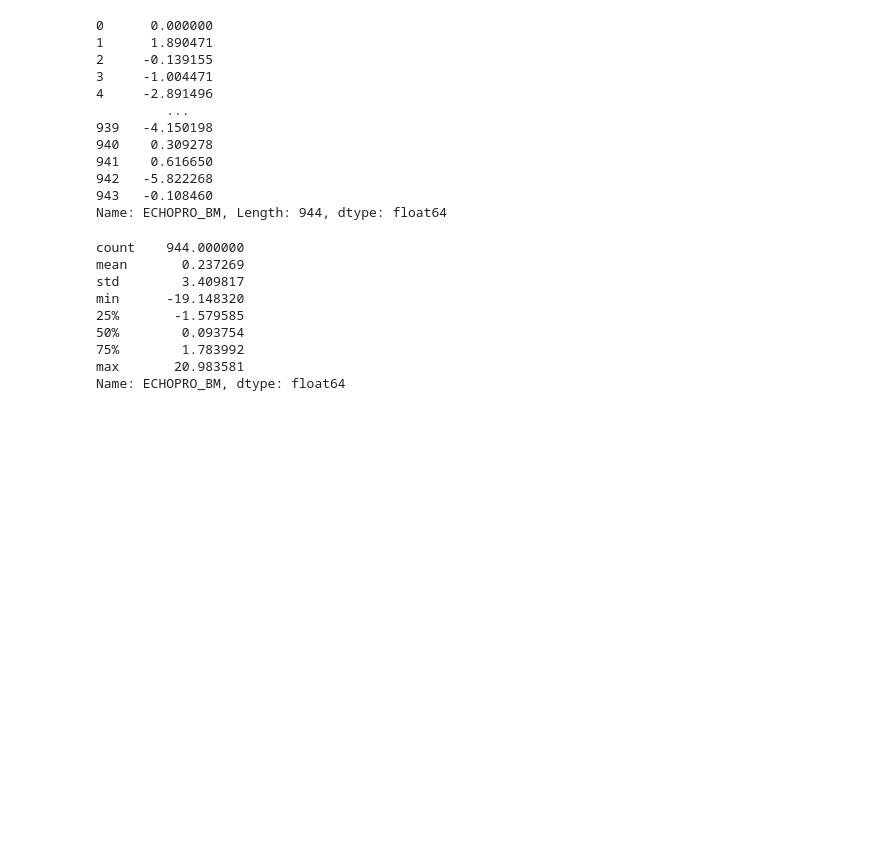
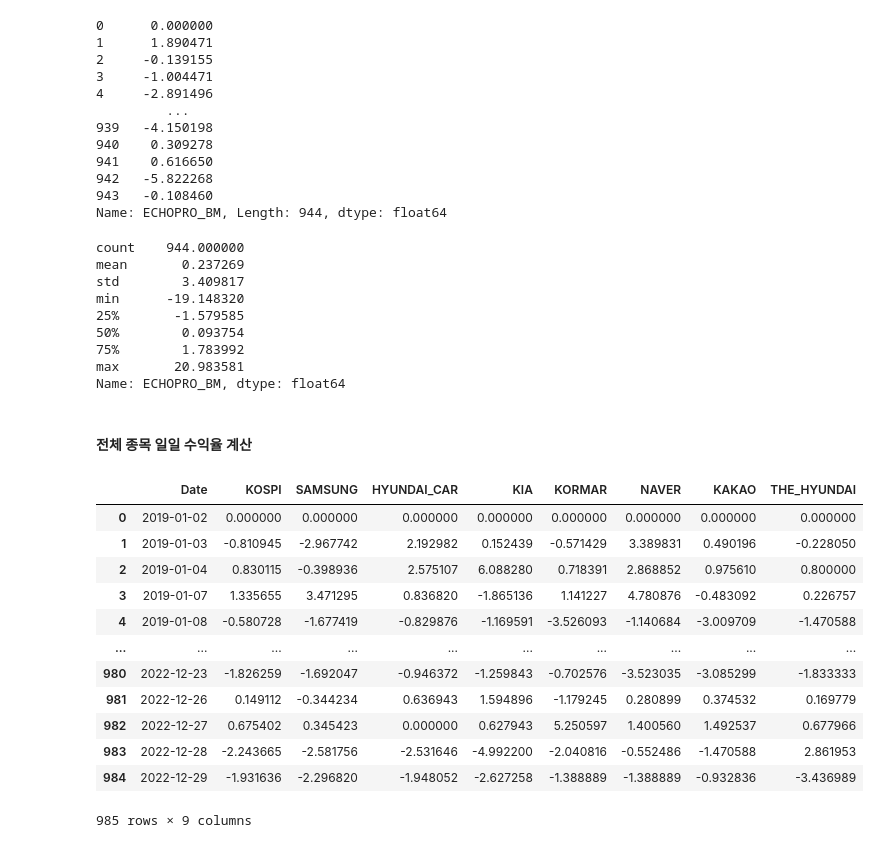
Before and after one commit to Ki-Sung/python_financial_analysis_and_machine_learning, a Jupyter notebook: own_analysis_in_korea/data_analytics_and_visualization.ipynb, the cells around one changed output. Drawn from its saved outputs; the diff is of its cells as text; code cells hidden in the pictures; blank space fills up the shorter version.

```diff
--- a/own_analysis_in_korea/data_analytics_and_visualization.ipynb
+++ b/own_analysis_in_korea/data_analytics_and_visualization.ipynb
@@ -401,3 +401,5 @@ min      -19.148320
 75%        1.783992
 max       20.983581
 Name: ECHOPRO_BM, dtype: float64
+# %% [markdown]
+#### 전체 종목 일일 수익율 계산
@@ -403,0 +419,18 @@ Name: ECHOPRO_BM, dtype: float64
+# %%
+# 전체 종목 일일 수익율 계산 - kospi
+kospi_stock_daily_return = daily_return(kospi_stocks)
+kospi_stock_daily_return
+# %% [output]
+|  | Date | KOSPI | SAMSUNG | HYUNDAI_CAR | KIA | KORMAR | NAVER | KAKAO | THE_HYUNDAI |
+| 0 | 2019-01-02 | 0.000000 | 0.000000 | 0.000000 | 0.000000 | 0.000000 | 0.000000 | 0.000000 | 0.000000 |
+| 1 | 2019-01-03 | -0.810945 | -2.967742 | 2.192982 | 0.152439 | -0.571429 | 3.389831 | 0.490196 | -0.228050 |
+| 2 | 2019-01-04 | 0.830115 | -0.398936 | 2.575107 | 6.088280 | 0.718391 | 2.868852 | 0.975610 | 0.800000 |
+| 3 | 2019-01-07 | 1.335655 | 3.471295 | 0.836820 | -1.865136 | 1.141227 | 4.780876 | -0.483092 | 0.226757 |
+| 4 | 2019-01-08 | -0.580728 | -1.677419 | -0.829876 | -1.169591 | -3.526093 | -1.140684 | -3.009709 | -1.470588 |
+| ... | ... | ... | ... | ... | ... | ... | ... | ... | ... |
+| 980 | 2022-12-23 | -1.826259 | -1.692047 | -0.946372 | -1.259843 | -0.702576 | -3.523035 | -3.085299 | -1.833333 |
+| 981 | 2022-12-26 | 0.149112 | -0.344234 | 0.636943 | 1.594896 | -1.179245 | 0.280899 | 0.374532 | 0.169779 |
+| 982 | 2022-12-27 | 0.675402 | 0.345423 | 0.000000 | 0.627943 | 5.250597 | 1.400560 | 1.492537 | 0.677966 |
+| 983 | 2022-12-28 | -2.243665 | -2.581756 | -2.531646 | -4.992200 | -2.040816 | -0.552486 | -1.470588 | 2.861953 |
+| 984 | 2022-12-29 | -1.931636 | -2.296820 | -1.948052 | -2.627258 | -1.388889 | -1.388889 | -0.932836 | -3.436989 |
+985 rows × 9 columns
```
Also changed, not shown: parts of 9 cells of this notebook.
